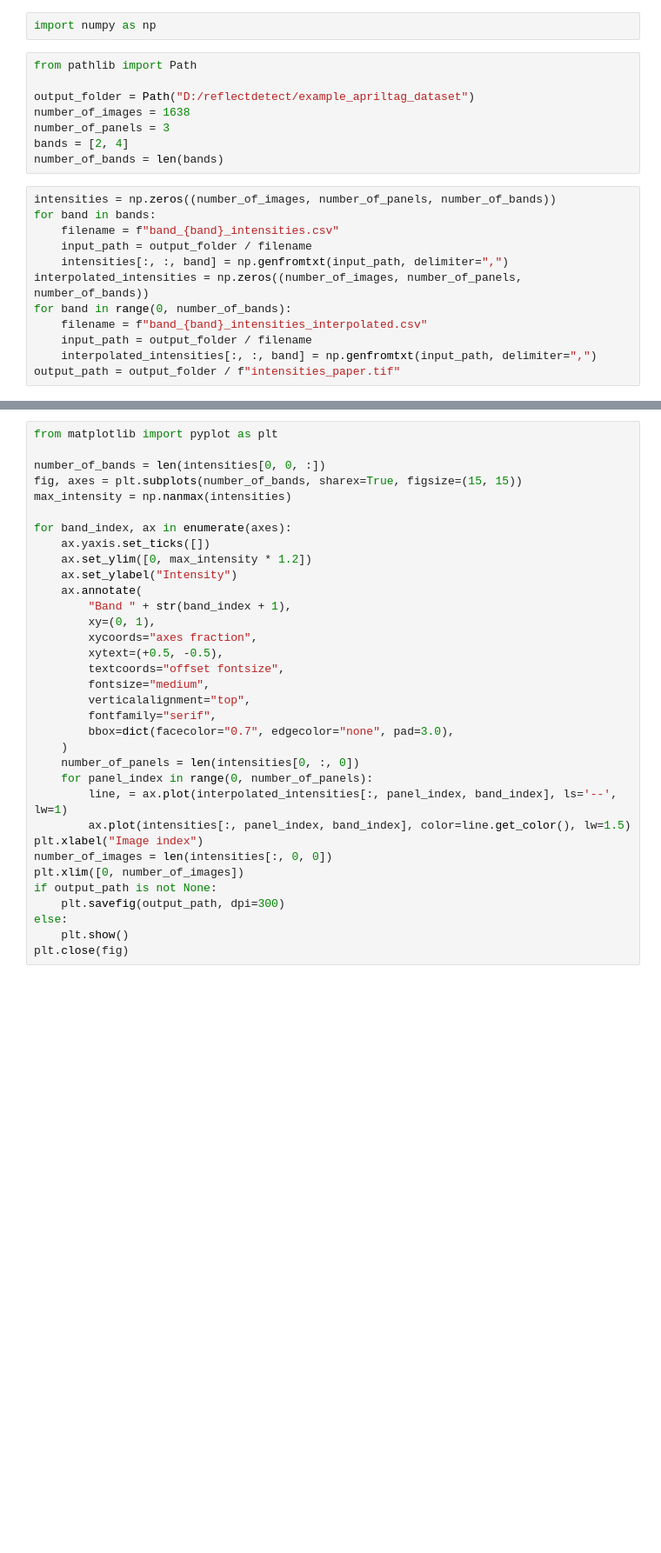
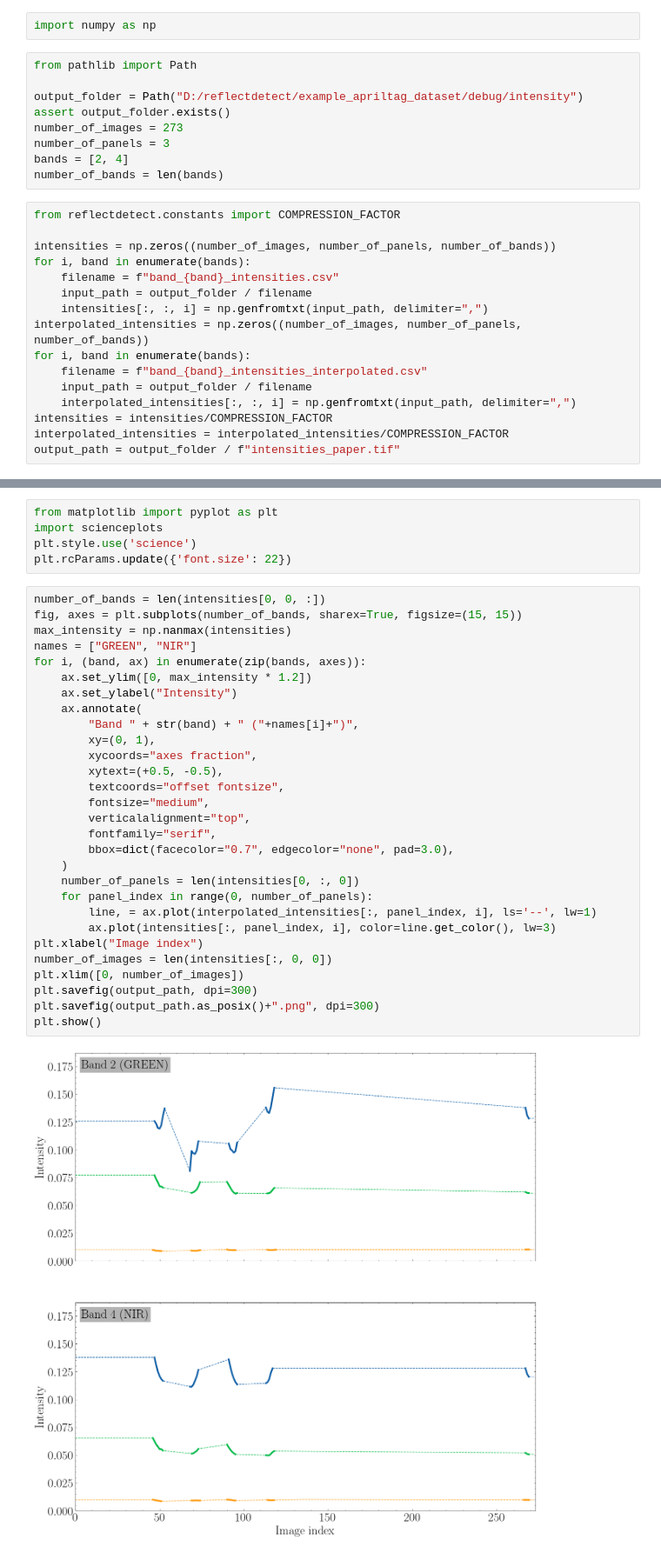
Before and after one commit to reflectdetect/reflectdetect, a Jupyter notebook: intensities_plot_for_paper.ipynb, the cells around one changed output, grey strips where cells are left out. Shown: that part at 87% size. Drawn from its saved outputs; the diff is of its cells as text; blank space fills up the shorter version.

Commit message:
add intensity plots generation notebook

```diff
--- a/intensities_plot_for_paper.ipynb
+++ b/intensities_plot_for_paper.ipynb
@@ -3,20 +3,25 @@ import numpy as np
 # %%
 from pathlib import Path
 
-output_folder = Path("D:/reflectdetect/example_apriltag_dataset")
-number_of_images = 1638
+output_folder = Path("D:/reflectdetect/example_apriltag_dataset/debug/intensity")
+assert output_folder.exists()
+number_of_images = 273
 number_of_panels = 3
 bands = [2, 4]
 number_of_bands = len(bands)
 # %%
+from reflectdetect.constants import COMPRESSION_FACTOR
+
 intensities = np.zeros((number_of_images, number_of_panels, number_of_bands))
-for band in bands:
+for i, band in enumerate(bands):
     filename = f"band_{band}_intensities.csv"
     input_path = output_folder / filename
-    intensities[:, :, band] = np.genfromtxt(input_path, delimiter=",")
+    intensities[:, :, i] = np.genfromtxt(input_path, delimiter=",")
 interpolated_intensities = np.zeros((number_of_images, number_of_panels, number_of_bands))
-for band in range(0, number_of_bands):
+for i, band in enumerate(bands):
     filename = f"band_{band}_intensities_interpolated.csv"
     input_path = output_folder / filename
-    interpolated_intensities[:, :, band] = np.genfromtxt(input_path, delimiter=",")
+    interpolated_intensities[:, :, i] = np.genfromtxt(input_path, delimiter=",")
+intensities = intensities/COMPRESSION_FACTOR
+interpolated_intensities = interpolated_intensities/COMPRESSION_FACTOR
 output_path = output_folder / f"intensities_paper.tif"
@@ -25,34 +28,36 @@ FileNotFoundError: D:\reflectdetect\example_apriltag_dataset\band_2_intensities.
+# %%
+from matplotlib import pyplot as plt
+import scienceplots
+plt.style.use('science')
+plt.rcParams.update({'font.size': 22})
 # %%
-from matplotlib import pyplot as plt
-
 number_of_bands = len(intensities[0, 0, :])
 fig, axes = plt.subplots(number_of_bands, sharex=True, figsize=(15, 15))
 max_intensity = np.nanmax(intensities)
-
-for band_index, ax in enumerate(axes):
-    ax.yaxis.set_ticks([])
+names = ["GREEN", "NIR"]
+for i, (band, ax) in enumerate(zip(bands, axes)):
     ax.set_ylim([0, max_intensity * 1.2])
     ax.set_ylabel("Intensity")
     ax.annotate(
-        "Band " + str(band_index + 1),
+        "Band " + str(band) + " ("+names[i]+")",
         xy=(0, 1),
         xycoords="axes fraction",
         xytext=(+0.5, -0.5),
         textcoords="offset fontsize",
         fontsize="medium",
         verticalalignment="top",
         fontfamily="serif",
         bbox=dict(facecolor="0.7", edgecolor="none", pad=3.0),
     )
     number_of_panels = len(intensities[0, :, 0])
     for panel_index in range(0, number_of_panels):
-        line, = ax.plot(interpolated_intensities[:, panel_index, band_index], ls='--', lw=1)
-        ax.plot(intensities[:, panel_index, band_index], color=line.get_color(), lw=1.5)
+        line, = ax.plot(interpolated_intensities[:, panel_index, i], ls='--', lw=1)
+        ax.plot(intensities[:, panel_index, i], color=line.get_color(), lw=3)
 plt.xlabel("Image index")
 number_of_images = len(intensities[:, 0, 0])
 plt.xlim([0, number_of_images])
-if output_path is not None:
-    plt.savefig(output_path, dpi=300)
-else:
-    plt.show()
-plt.close(fig)
+plt.savefig(output_path, dpi=300)
+plt.savefig(output_path.as_posix()+".png", dpi=300)
+plt.show()
+# %% [output]
+[figure, added]
```
Also changed, not shown: parts of 1 cell of this notebook, 1 other file.
